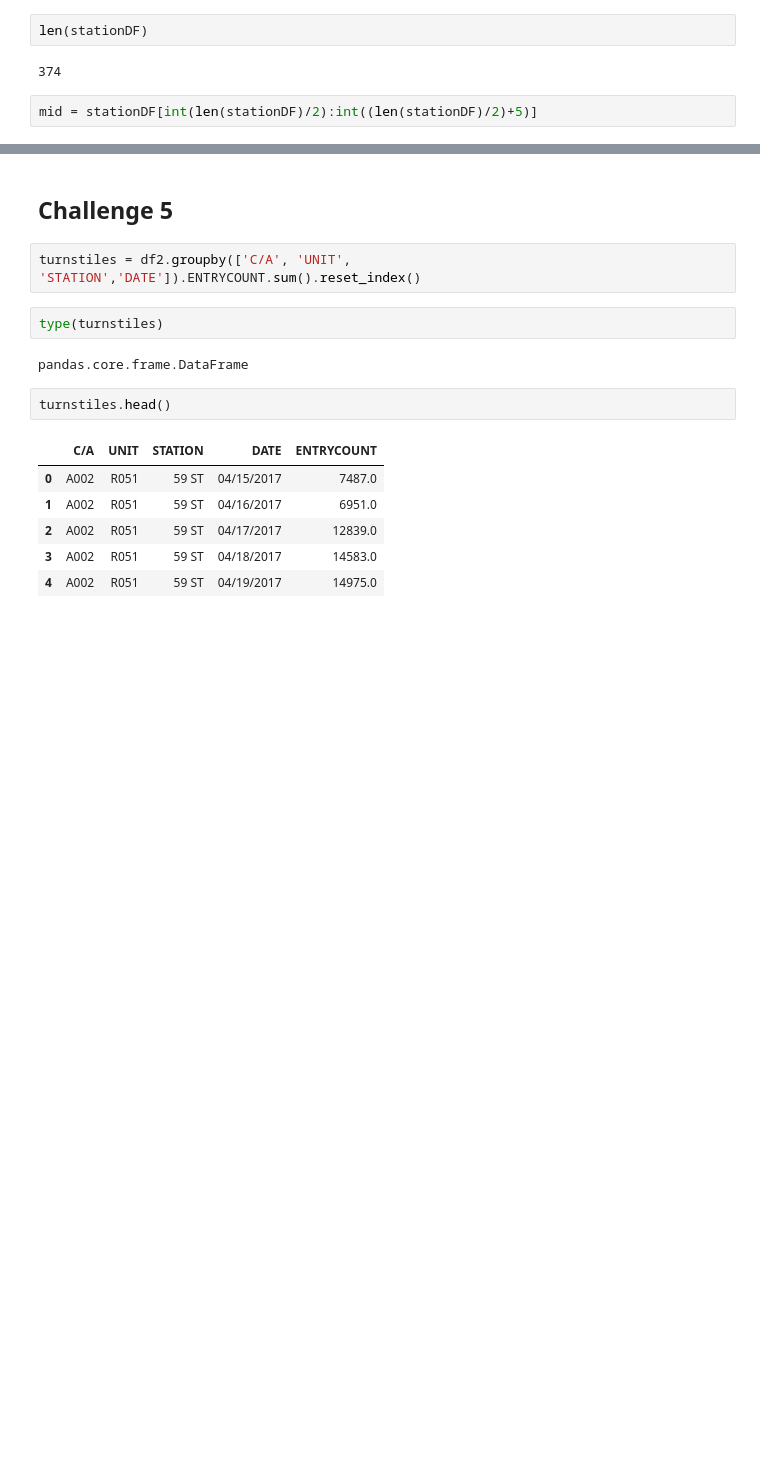
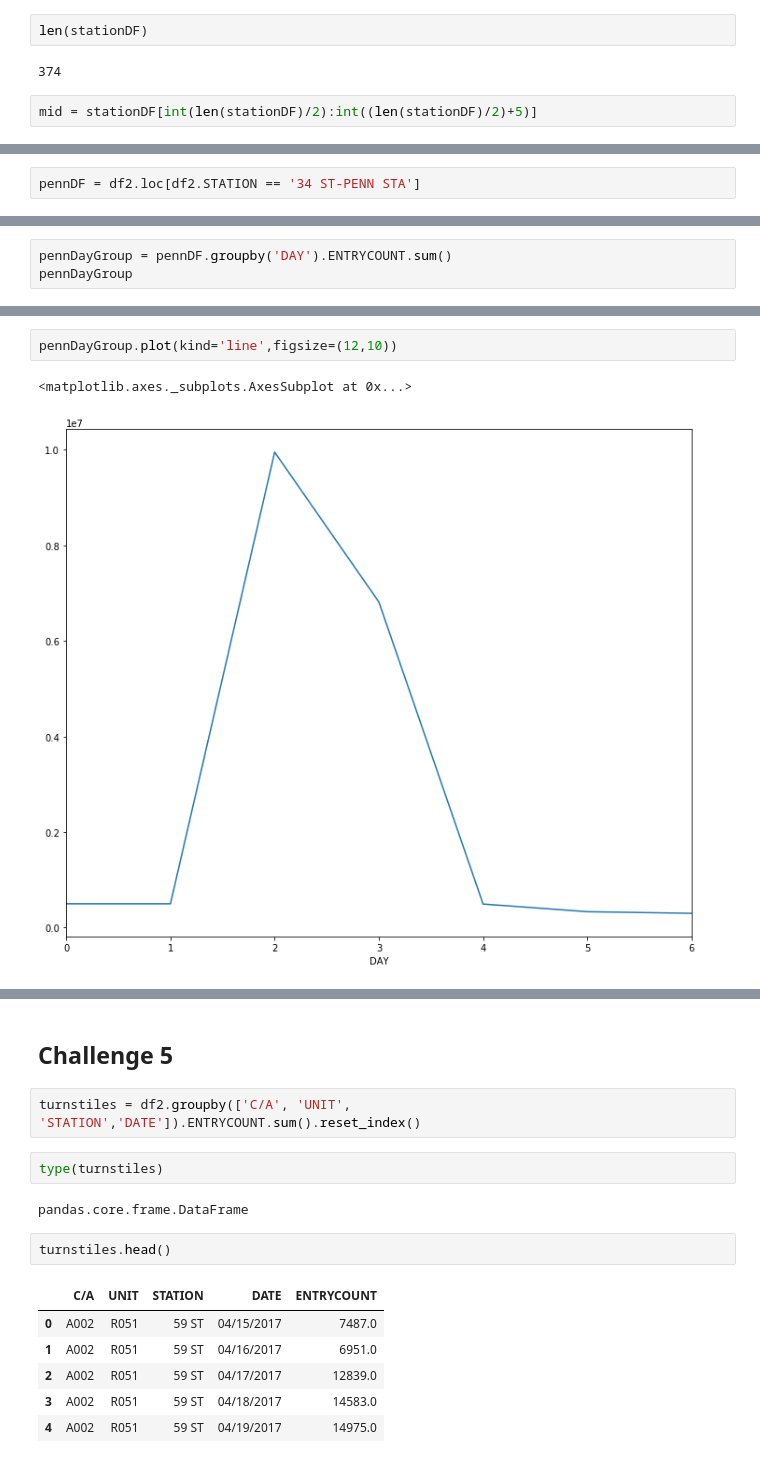
Before and after one commit to xvila/MTA-Turnstile-Data, a Jupyter notebook: Project Benson.ipynb, the cells around one changed output, grey strips where cells are left out. Drawn from its saved outputs; the diff is of its cells as text; blank space fills up the shorter version.

```diff
--- a/Project Benson.ipynb
+++ b/Project Benson.ipynb
@@ -287,0 +321,2 @@ mid.head()
+# %%
+pennDF = df2.loc[df2.STATION == '34 ST-PENN STA']
@@ -287,0 +332,3 @@ mid.head()
+# %%
+pennDayGroup = pennDF.groupby('DAY').ENTRYCOUNT.sum()
+pennDayGroup
@@ -287,0 +345,5 @@ mid.head()
+# %%
+pennDayGroup.plot(kind='line',figsize=(12,10))
+# %% [output]
+<matplotlib.axes._subplots.AxesSubplot at 0x...>
+[figure, added]
```
Also changed, not shown: parts of 32 cells of this notebook, 2 other files.
